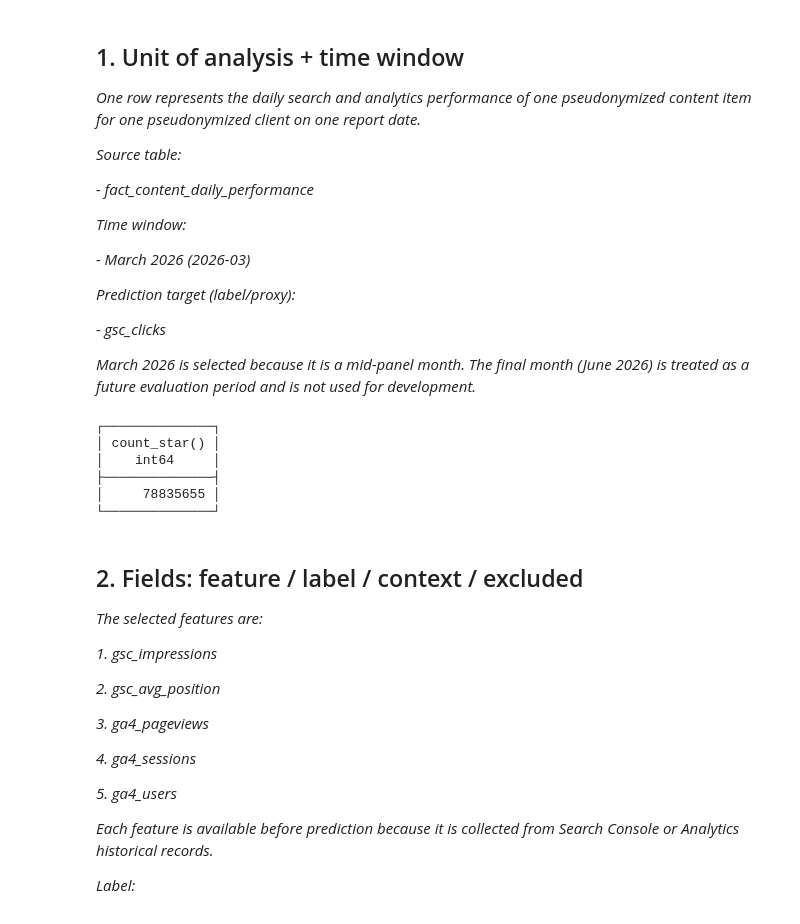
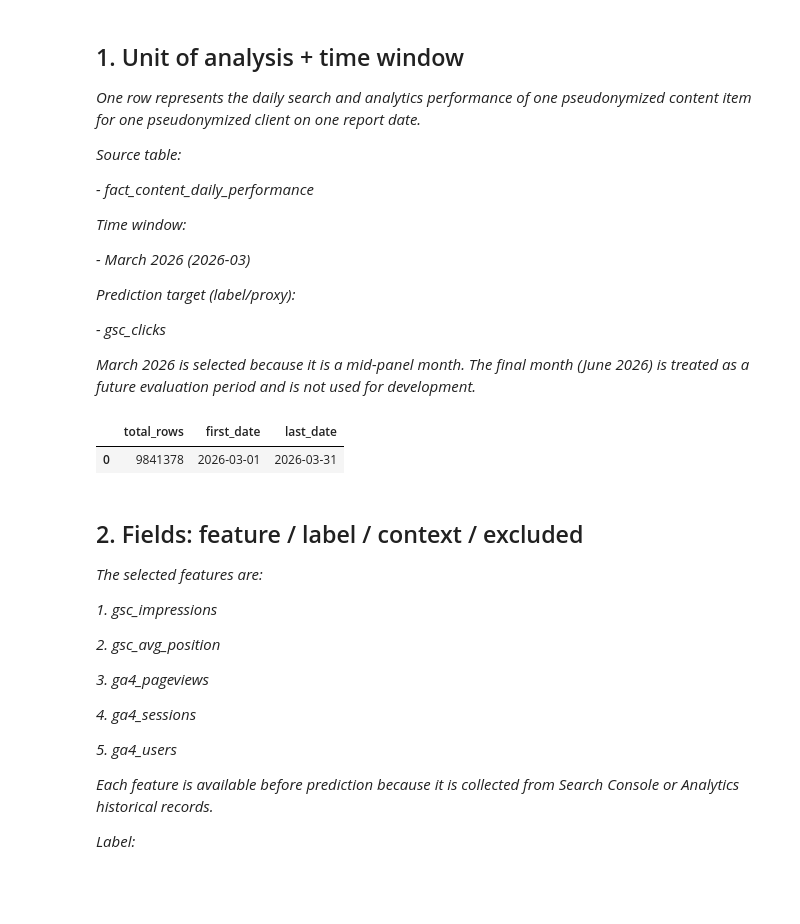
Before and after one commit to ahmdltf/flyrank-intern, a Jupyter notebook: work/notebooks/w03_data_contract.ipynb, the cells around one changed output. Cells and saved outputs as stored; diff of their text form; code cells hidden in the pictures; blank space fills up the shorter version.

```diff
--- a/work/notebooks/w03_data_contract.ipynb
+++ b/work/notebooks/w03_data_contract.ipynb
@@ -27,18 +27,23 @@ This skeleton is yours to fill. Work the sections **in order** — each one has
 # %%
 # This cell is for CODE (numbers, a query, a check).
 # Write your text answer in the cell ABOVE this one — typing sentences here breaks Run All.
 import duckdb
 con = duckdb.connect()
-con.execute("CREATE SECRET (TYPE huggingface, TOKEN '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')")  # accept the gate in-browser first, then paste a READ token
+con.execute("CREATE SECRET (TYPE huggingface, TOKEN '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')")  # accept the gate in-browser first, then paste a READ token
 rel = "hf://datasets/FlyRank/internship-warehouse"
-con.sql(f"SELECT COUNT(*) FROM read_parquet('{rel}/fact_content_daily_performance/**/*.parquet')")
+con.sql(f"""
+SELECT
+    COUNT(*) AS total_rows,
+    MIN(report_date) AS first_date,
+    MAX(report_date) AS last_date
+FROM read_parquet(
+    '{rel}/fact_content_daily_performance/**/*.parquet'
+)
+WHERE strftime(report_date,'%Y-%m')='2026-03'
+""").df()
 # %% [output]
-┌──────────────┐
-│ count_star() │
-│    int64     │
-├──────────────┤
-│     78835655 │
-└──────────────┘
+|  | total_rows | first_date | last_date |
+| 0 | 9841378 | 2026-03-01 | 2026-03-31 |
 # %% [markdown]
 ## 2. Fields: feature / label / context / excluded
 
```
Also changed, not shown: parts of 3 cells of this notebook.
